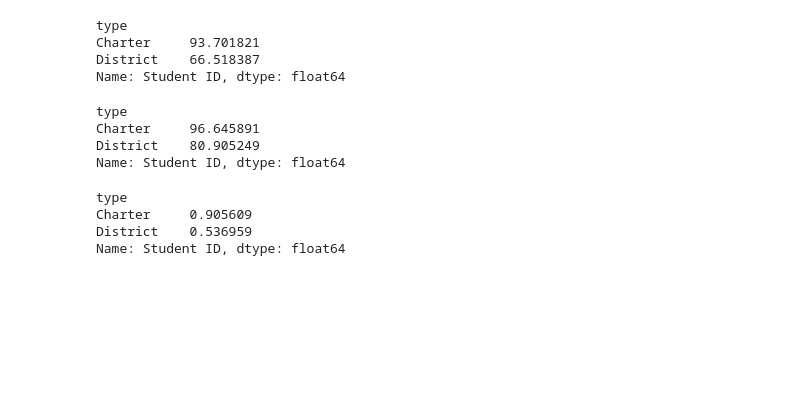
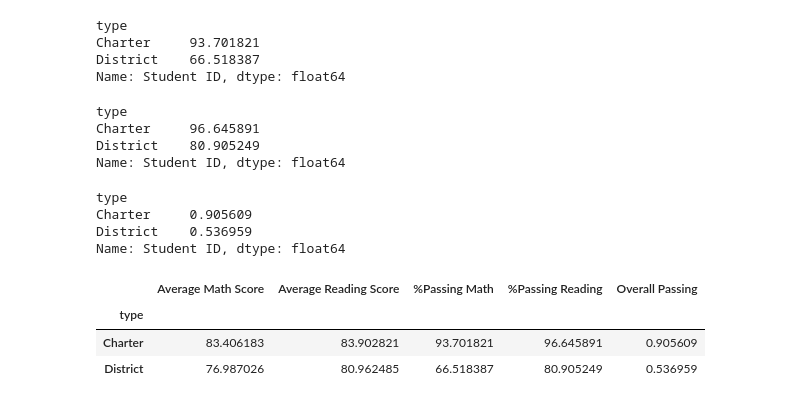
Before and after one commit to swanifereight/pandas-challenge, a Jupyter notebook: pandas-challenge/PyCitySchools/PyCitySchools_starter.ipynb, the cells around one changed output. Cells and saved outputs as stored; diff of their text form; code cells hidden in the pictures; blank space fills up the shorter version.

```diff
--- a/pandas-challenge/PyCitySchools/PyCitySchools_starter.ipynb
+++ b/pandas-challenge/PyCitySchools/PyCitySchools_starter.ipynb
@@ -926,10 +926,15 @@ Charter     0.905609
 District    0.536959
 Name: Student ID, dtype: float64
 # %%
-type_sum = pd.DataFrame ({"Average Math Score":avg_math_typ,
-                          "Average Reading Score":avg_read_size,
-                          "%Passing Math":size_pass_math,
-                          "%Passing Reading":size_pass_read,
-                          "Overall Passing":over_size
+type_sum = pd.DataFrame ({"Average Math Score":avg_math_type,
+                          "Average Reading Score":avg_read_type,
+                          "%Passing Math":type_pass_math,
+                          "%Passing Reading":type_pass_read,
+                          "Overall Passing":over_type
                          })
-size_sum
+type_sum
+# %% [output]
+|  | Average Math Score | Average Reading Score | %Passing Math | %Passing Reading | Overall Passing |
+| type |  |  |  |  |  |
+| Charter | 83.406183 | 83.902821 | 93.701821 | 96.645891 | 0.905609 |
+| District | 76.987026 | 80.962485 | 66.518387 | 80.905249 | 0.536959 |
```
Also changed, not shown: 3 other files.
